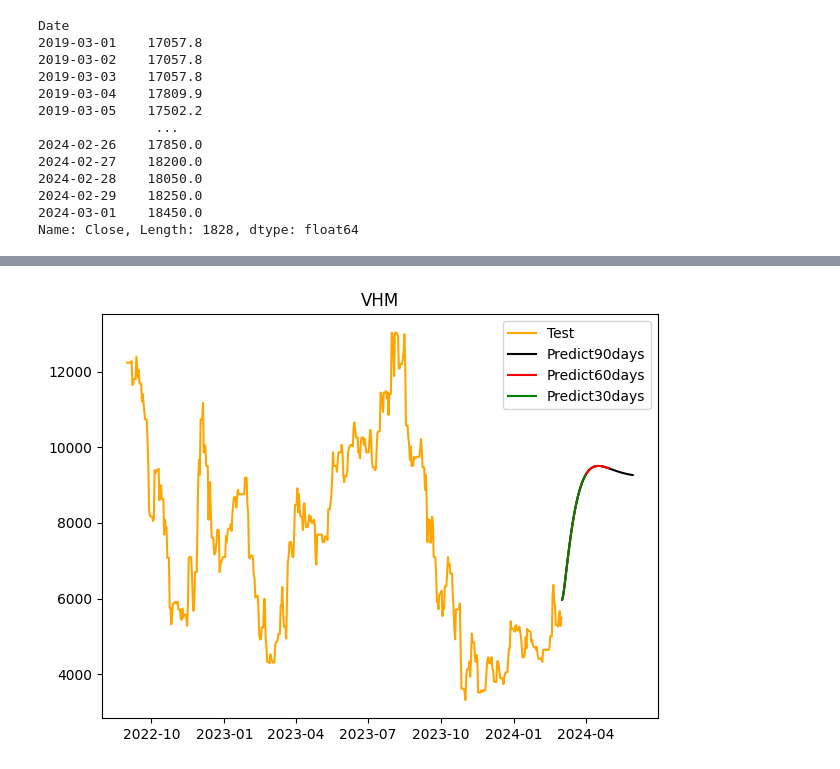
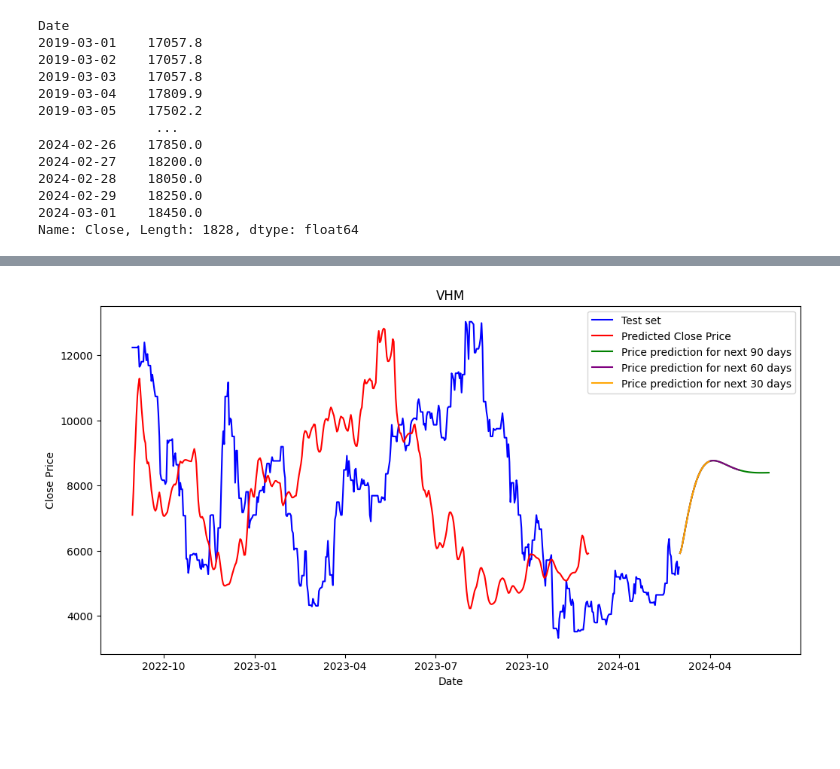
Before and after one commit to cngpc43/IS403.O21.HTCL, a Jupyter notebook: Models/LSTM/LSTM_7_3.ipynb, the cells around one changed output, grey strips where cells are left out. Drawn from its saved outputs; the diff is of its cells as text; code cells hidden in the pictures; blank space fills up the shorter version.

```diff
--- a/Models/LSTM/LSTM_7_3.ipynb
+++ b/Models/LSTM/LSTM_7_3.ipynb
@@ -435,18 +442,25 @@ plt.show()
 # %%
+plt.figure(figsize=(12, 6))
 new = pd.date_range(start=vhm_sorted.index[vhm_train_size], end=vhm_sorted.index[-1])
-plt.plot(new,scaler.inverse_transform(vhm_test_data),color='orange')
+# Reshape the predictions to a 1D array
+forecast = scaler.inverse_transform(vhm_y_pred.reshape(1, -1)).flatten()
+
+plt.plot(new,scaler.inverse_transform(vhm_test_data),color='blue',label='Test set')
+# Use the same date range for plotting predictions as for the test data
+plt.plot(new[:len(forecast)],forecast,color='red',label='Predicted Close Price')
 
 start_date = vhm_sorted.index[-1] + datetime.timedelta(1)
 vhm_predict_data_30 = pd.date_range(start=start_date, end=start_date + datetime.timedelta(29))
 vhm_predict_data_60 = pd.date_range(start=start_date, end=start_date + datetime.timedelta(59))
 vhm_predict_data_90 = pd.date_range(start=start_date, end=start_date + datetime.timedelta(89))
-plt.plot(vhm_predict_data_90,scaler.inverse_transform(vhm_lst_output[:90]),color='black')
-plt.plot(vhm_predict_data_60,scaler.inverse_transform(vhm_lst_output[:60]), color='red')
-plt.plot(vhm_predict_data_30,scaler.inverse_transform(vhm_lst_output[:30]),color='green')
-plt.legend(['Test','Predict90days','Predict60days','Predict30days'])
+plt.plot(vhm_predict_data_90,scaler.inverse_transform(vhm_lst_output[:90]),color='green', label='Price prediction for next 90 days')
+plt.plot(vhm_predict_data_60,scaler.inverse_transform(vhm_lst_output[:60]), color='purple',label='Price prediction for next 60 days')
+plt.plot(vhm_predict_data_30,scaler.inverse_transform(vhm_lst_output[:30]),color='orange',label='Price prediction for next 30 days')
+plt.legend()
 plt.title('VHM')
-plt.tight_layout()
+plt.xlabel('Date')
+plt.ylabel('Close Price')
 plt.show()
 # %% [output]
-[figure, old version]
+[figure, new version]
 # %%
```
Also changed, not shown: parts of 8 cells of this notebook, 14 other files.
